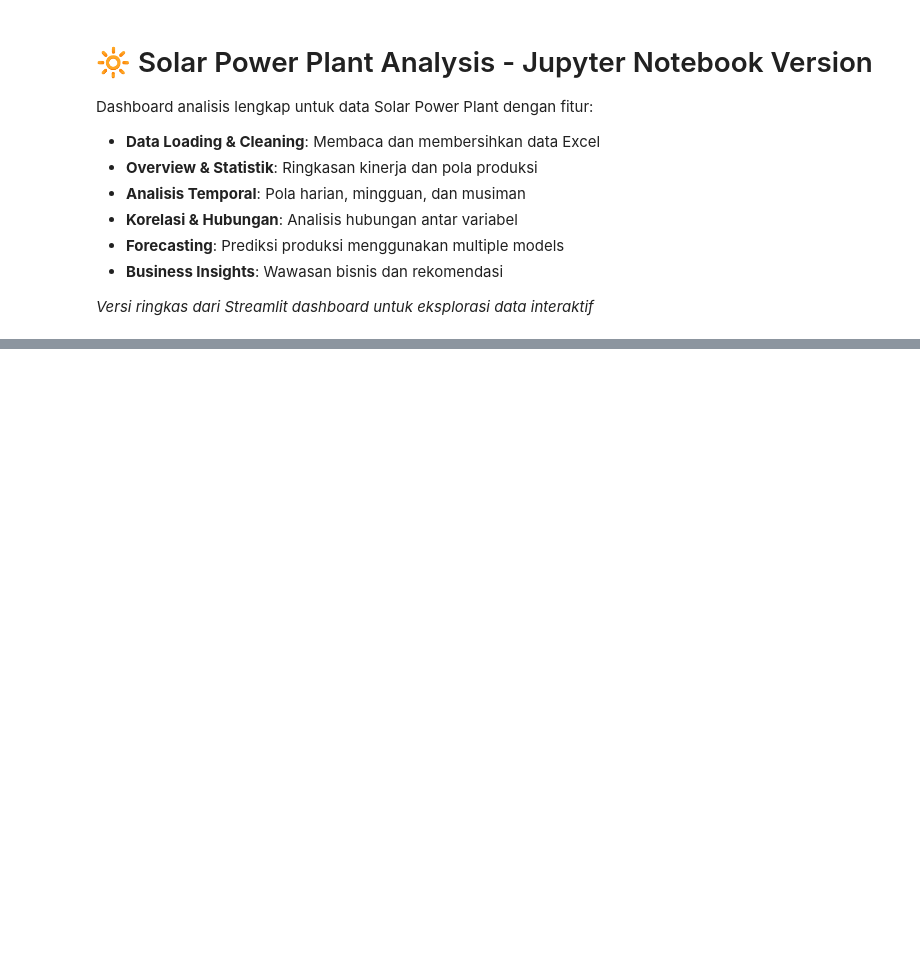
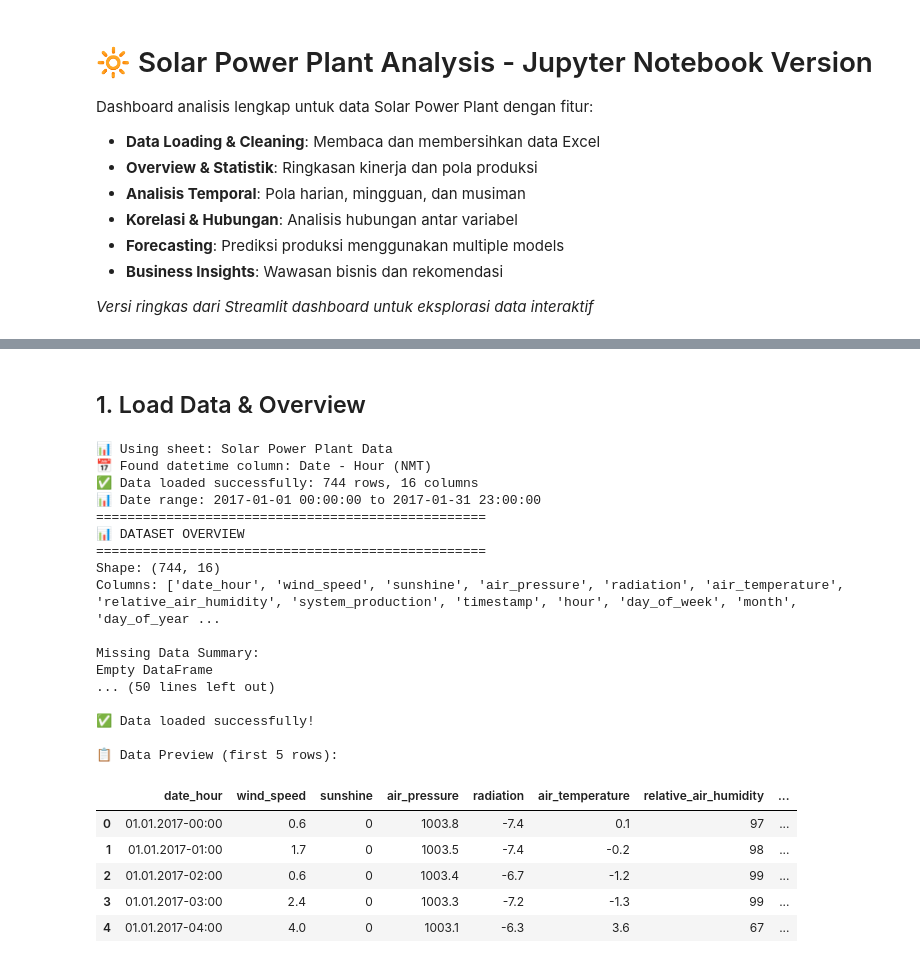
Before and after one commit to muhgalihhh/solarpowerplantdashboard, a Jupyter notebook: solar_power_plant_analysis.ipynb, the cells around one changed output, grey strips where cells are left out. Saved outputs shown, nothing was run; the diff lists cells and outputs as text; code cells hidden in the pictures; blank space fills up the shorter version.

```diff
--- a/solar_power_plant_analysis.ipynb
+++ b/solar_power_plant_analysis.ipynb
@@ -837,0 +257,72 @@ print('Tersimpan:', excel_name)
+# %% [markdown]
+## 1. Load Data & Overview
+# %%
+# Load data dari Excel
+df = load_solar_data(found_file)
+
+if df is not None:
+    # Tampilkan basic info
+    print("="*50)
+    print("📊 DATASET OVERVIEW")
+    print("="*50)
+    print(f"Shape: {df.shape}")
+    print(f"Columns: {list(df.columns)}")
+    print()
+
+    # Cek missing values
+    missing_data = df.isnull().sum()
+    missing_pct = (missing_data / len(df)) * 100
+    missing_info = pd.DataFrame({
+        'Missing Count': missing_data,
+        'Missing %': missing_pct
+    }).round(2)
+
+    print("Missing Data Summary:")
+    print(missing_info[missing_info['Missing Count'] > 0])
+    print()
+
+    # Basic statistics untuk kolom numerik
+    if 'system_production' in df.columns:
+        print("Production Statistics:")
+        prod_stats = df['system_production'].describe()
+        print(prod_stats)
+
+        # Non-zero production stats
+        non_zero_prod = df[df['system_production'] > 0]['system_production']
+        if len(non_zero_prod) > 0:
+            print(f"\nNon-zero production stats:")
+            print(f"Count: {len(non_zero_prod):,} ({len(non_zero_prod)/len(df)*100:.1f}%)")
+            print(f"Mean: {non_zero_prod.mean():.2f}")
+            print(f"Max: {non_zero_prod.max():.2f}")
+
+    print("\n✅ Data loaded successfully!")
+
+    # Preview data
+    print("\n📋 Data Preview (first 5 rows):")
+    display(df.head())
+else:
+    print("❌ Failed to load data!")
+# %% [output]
+📊 Using sheet: Solar Power Plant Data
+📅 Found datetime column: Date - Hour (NMT)
+✅ Data loaded successfully: 744 rows, 16 columns
+📊 Date range: 2017-01-01 00:00:00 to 2017-01-31 23:00:00
+==================================================
+📊 DATASET OVERVIEW
+==================================================
+Shape: (744, 16)
+Columns: ['date_hour', 'wind_speed', 'sunshine', 'air_pressure', 'radiation', 'air_temperature', 'relative_air_humidity', 'system_production', 'timestamp', 'hour', 'day_of_week', 'month', 'day_of_year ...
+
+Missing Data Summary:
+Empty DataFrame
+... (50 lines left out)
+
+✅ Data loaded successfully!
+
+📋 Data Preview (first 5 rows):
+|  | date_hour | wind_speed | sunshine | air_pressure | radiation | air_temperature | relative_air_humidity | ... |
+| 0 | 01.01.2017-00:00 | 0.6 | 0 | 1003.8 | -7.4 | 0.1 | 97 | ... |
+| 1 | 01.01.2017-01:00 | 1.7 | 0 | 1003.5 | -7.4 | -0.2 | 98 | ... |
+| 2 | 01.01.2017-02:00 | 0.6 | 0 | 1003.4 | -6.7 | -1.2 | 99 | ... |
+| 3 | 01.01.2017-03:00 | 2.4 | 0 | 1003.3 | -7.2 | -1.3 | 99 | ... |
+| 4 | 01.01.2017-04:00 | 4.0 | 0 | 1003.1 | -6.3 | 3.6 | 67 | ... |
```
Also changed, not shown: parts of 45 cells of this notebook, 3 other files.
